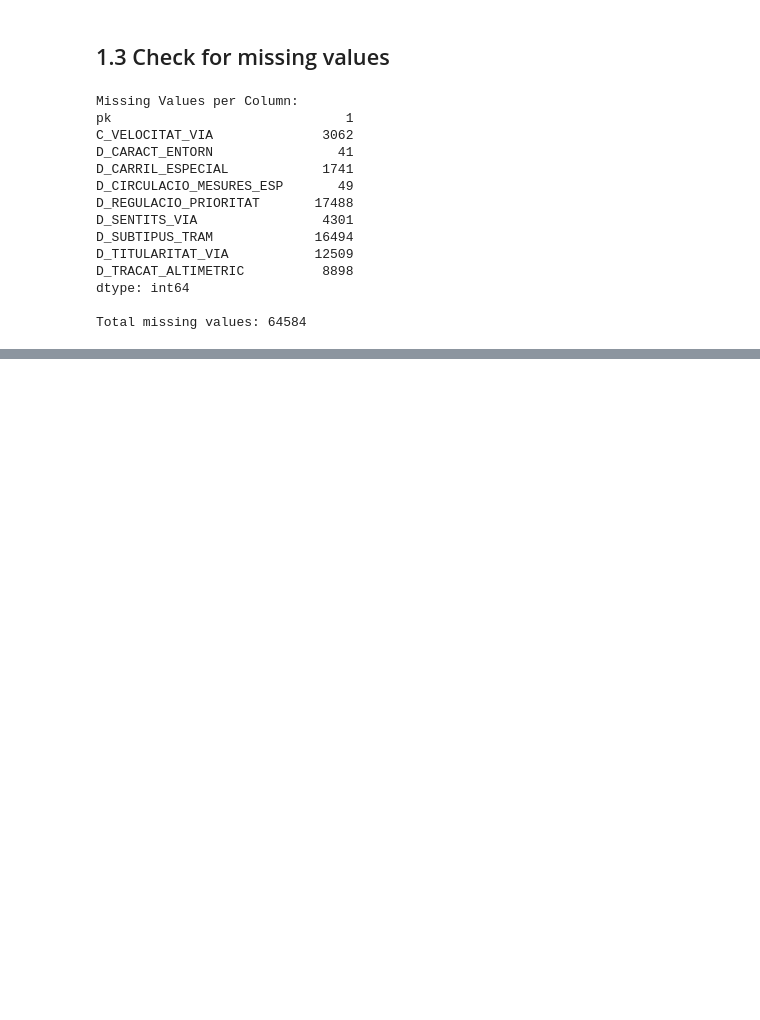
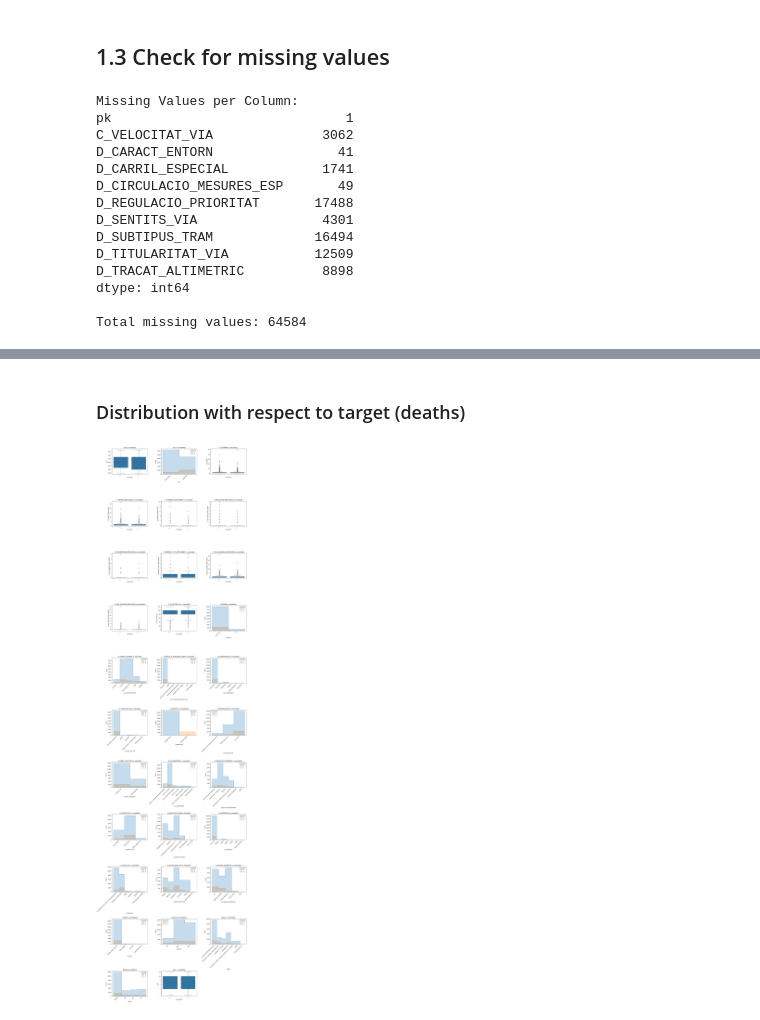
Before and after one commit to uripont/catalan-traffic-accident-analysis, a Jupyter notebook: notebooks/01_exploratory_analysis.ipynb, the cells around one changed output, grey strips where cells are left out. Cells and saved outputs as stored; diff of their text form; code cells hidden in the pictures; blank space fills up the shorter version.

```diff
--- a/notebooks/01_exploratory_analysis.ipynb
+++ b/notebooks/01_exploratory_analysis.ipynb
@@ -89,0 +236,35 @@ Total missing values: 64584
+# %% [markdown]
+### Distribution with respect to target (deaths)
+# %%
+target = 'mortalitat'
+columns = ['Any', 'zona', 'F_VICTIMES', 'F_UNITATS_IMPLICADES', 'F_VIANANTS_IMPLICADES', 'F_BICICLETES_IMPLICADES', 'F_CICLOMOTORS_IMPLICADES', 'F_MOTOCICLETES_IMPLICADES', 'F_VEH_LLEUGERS_IMPLICADES', 'F_VEH_PESANTS_IMPLICADES', 'C_VELOCITAT_VIA', 'D_BOIRA', 'D_CARACT_ENTORN', 'D_CIRCULACIO_MESURES_ESP', 'D_CLIMATOLOGIA', 'D_FUNC_ESP_VIA', 'D_GRAVETAT', 'D_INTER_SECCIO', 'D_LIMIT_VELOCITAT', 'D_LLUMINOSITAT', 'D_REGULACIO_PRIORITAT', 'D_SENTITS_VIA', 'D_SUBTIPUS_TRAM', 'D_SUPERFICIE', 'D_TIPUS_VIA', 'D_TITULARITAT_VIA', 'D_TRACAT_ALTIMETRIC', 'D_VENT', 'grupHor', 'tipAcc', 'tipDia', 'mes']
+
+n_cols = 3
+n_rows = (len(columns) + 2) // n_cols
+
+fig, axes = plt.subplots(n_rows, n_cols, figsize=(n_cols * 6, n_rows * 6))
+axes = axes.flatten()
+
+# Plot each feature against the target variable in the dataframe
+for i, feature in enumerate(columns):
+    ax = axes[i]
+    if df[feature].dtype == 'object' or df[feature].nunique() < 5:
+        # For categorical data, use a boxplot or violin plot
+        sns.histplot(x=feature, data=df, hue='mortalitat', element='step', ax=ax)
+
+    else:
+        # For numerical data, use a scatter plot
+        sns.boxplot(x=target, y=feature, data=df, ax=ax)
+        # sns.histplot(data=df, x=feature, hue='mortalitat', kde=True, element='step', ax=ax)
+
+    ax.set_title(f'{feature} vs {target}')
+    plt.setp(ax.get_xticklabels(), rotation=45, horizontalalignment='right')
+
+# Hide any unused subplots
+for j in range(i + 1, n_rows * n_cols):
+    fig.delaxes(axes[j])
+
+fig.tight_layout()
+plt.show()
+# %% [output]
+[figure, added]
```
Also changed, not shown: parts of 26 cells of this notebook, 2 other files.
